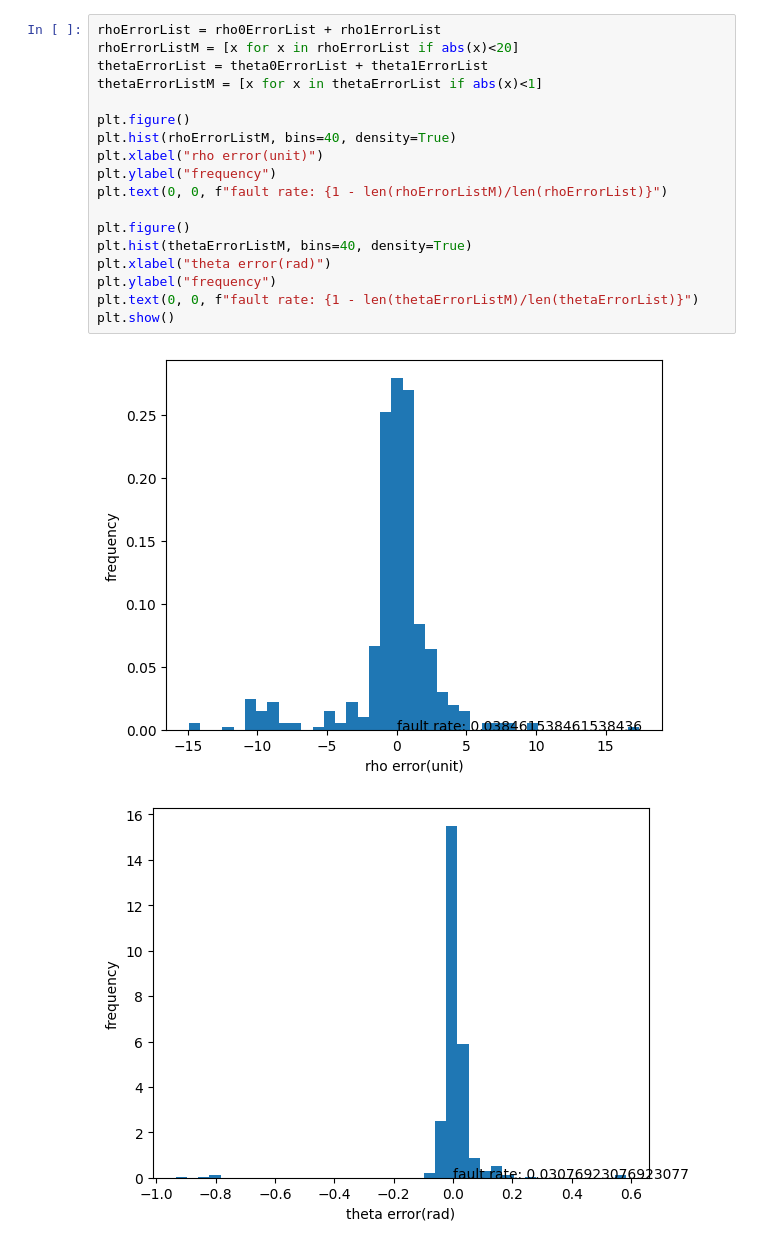
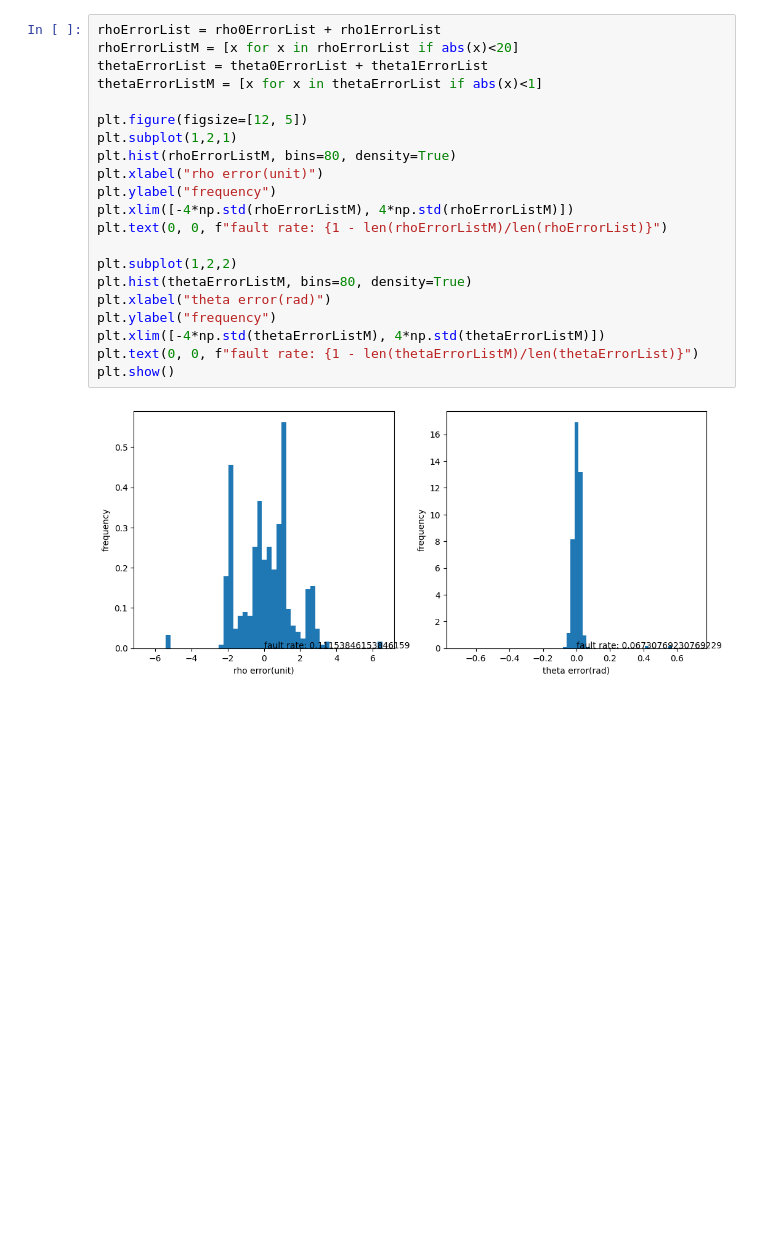
Before and after one commit to yang-jiaye/RunwayDetection, a Jupyter notebook: notebook/errorStatistics.ipynb, the cells around one changed output. Cells and saved outputs as stored; diff of their text form; blank space fills up the shorter version.

```diff
--- a/notebook/errorStatistics.ipynb
+++ b/notebook/errorStatistics.ipynb
@@ -81,21 +79,23 @@ for i in range(len(images)):
 # %%
 rhoErrorList = rho0ErrorList + rho1ErrorList
 rhoErrorListM = [x for x in rhoErrorList if abs(x)<20]
 thetaErrorList = theta0ErrorList + theta1ErrorList
 thetaErrorListM = [x for x in thetaErrorList if abs(x)<1]
 
-plt.figure()
-plt.hist(rhoErrorListM, bins=40, density=True)
+plt.figure(figsize=[12, 5])
+plt.subplot(1,2,1)
+plt.hist(rhoErrorListM, bins=80, density=True)
 plt.xlabel("rho error(unit)")
 plt.ylabel("frequency")
+plt.xlim([-4*np.std(rhoErrorListM), 4*np.std(rhoErrorListM)])
 plt.text(0, 0, f"fault rate: {1 - len(rhoErrorListM)/len(rhoErrorList)}")
 
-plt.figure()
-plt.hist(thetaErrorListM, bins=40, density=True)
+plt.subplot(1,2,2)
+plt.hist(thetaErrorListM, bins=80, density=True)
 plt.xlabel("theta error(rad)")
 plt.ylabel("frequency")
+plt.xlim([-4*np.std(thetaErrorListM), 4*np.std(thetaErrorListM)])
 plt.text(0, 0, f"fault rate: {1 - len(thetaErrorListM)/len(thetaErrorList)}")
 plt.show()
 # %% [output]
-[figure, old version]
+[figure, new version]
-[figure, removed]
```
Also changed, not shown: parts of 1 cell of this notebook, 3 other files.
